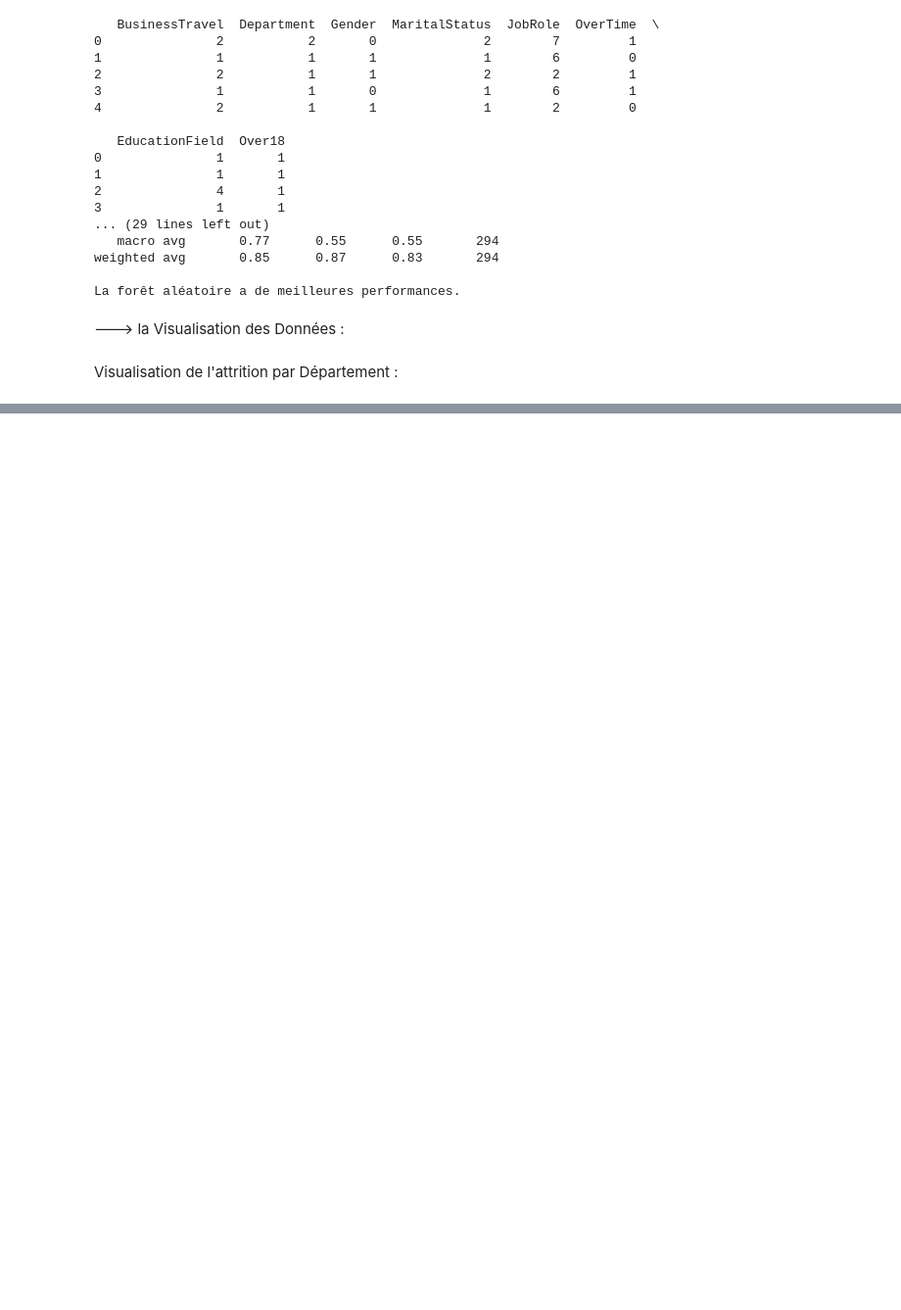
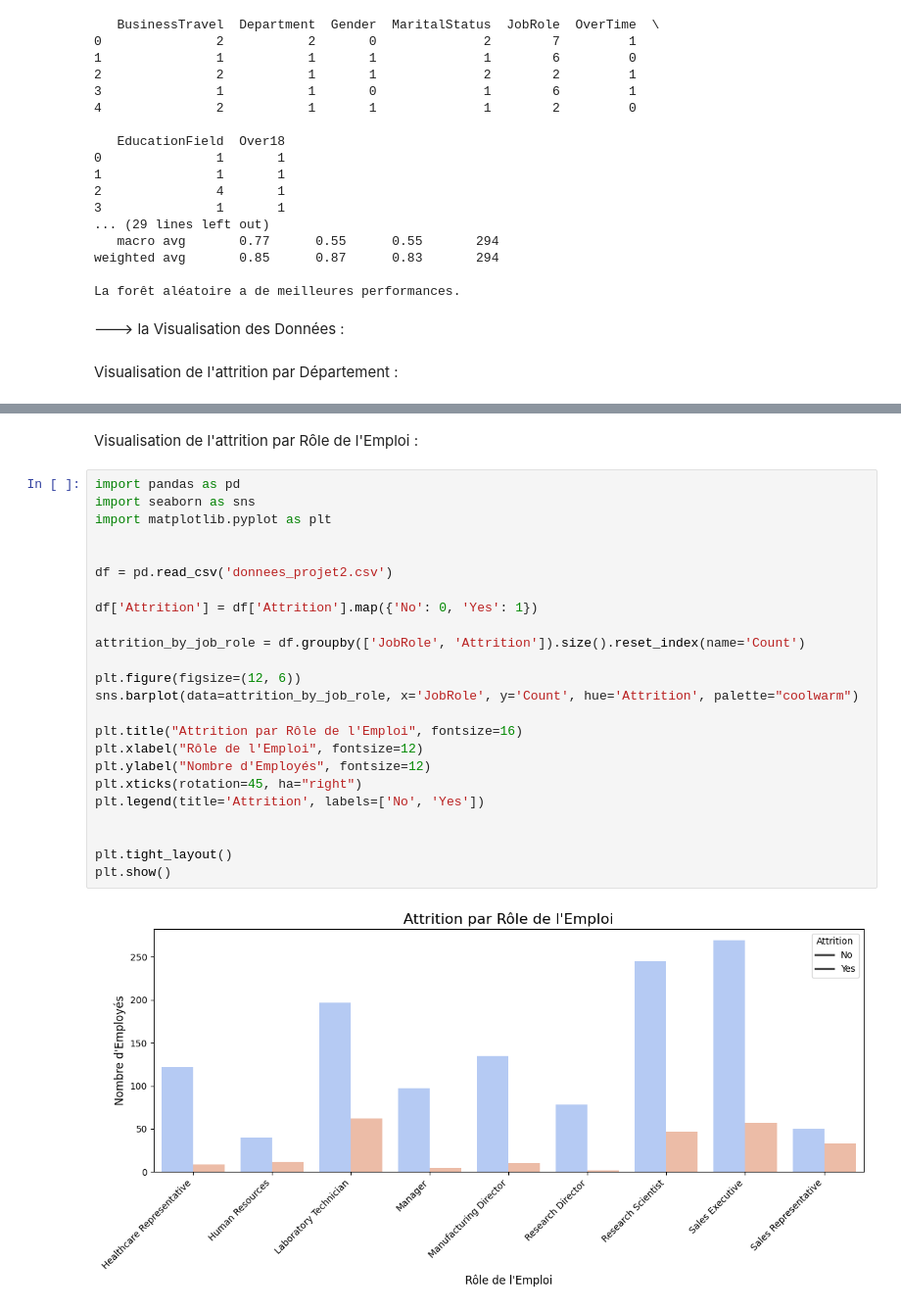
Before and after one commit to hafs96/Prediction_Consommation-de-carburant, a Jupyter notebook: ZIAN_Hafsa_Project2.ipynb, the cells around one changed output, grey strips where cells are left out. Shown: that part at 98% size. Drawn from its saved outputs; the diff is of its cells as text; blank space fills up the shorter version.

```diff
--- a/ZIAN_Hafsa_Project2.ipynb
+++ b/ZIAN_Hafsa_Project2.ipynb
@@ -224,0 +291,28 @@ plt.show()
+# %% [markdown]
+Visualisation de l'attrition par Rôle de l'Emploi :
+# %%
+import pandas as pd
+import seaborn as sns
+import matplotlib.pyplot as plt
+
+
+df = pd.read_csv('donnees_projet2.csv')
+
+df['Attrition'] = df['Attrition'].map({'No': 0, 'Yes': 1})
+
+attrition_by_job_role = df.groupby(['JobRole', 'Attrition']).size().reset_index(name='Count')
+
+plt.figure(figsize=(12, 6))
+sns.barplot(data=attrition_by_job_role, x='JobRole', y='Count', hue='Attrition', palette="coolwarm")
+
+plt.title("Attrition par Rôle de l'Emploi", fontsize=16)
+plt.xlabel("Rôle de l'Emploi", fontsize=12)
+plt.ylabel("Nombre d'Employés", fontsize=12)
+plt.xticks(rotation=45, ha="right")
+plt.legend(title='Attrition', labels=['No', 'Yes'])
+
+
+plt.tight_layout()
+plt.show()
+# %% [output]
+[figure, added]
```
Also changed, not shown: parts of 30 cells of this notebook.
